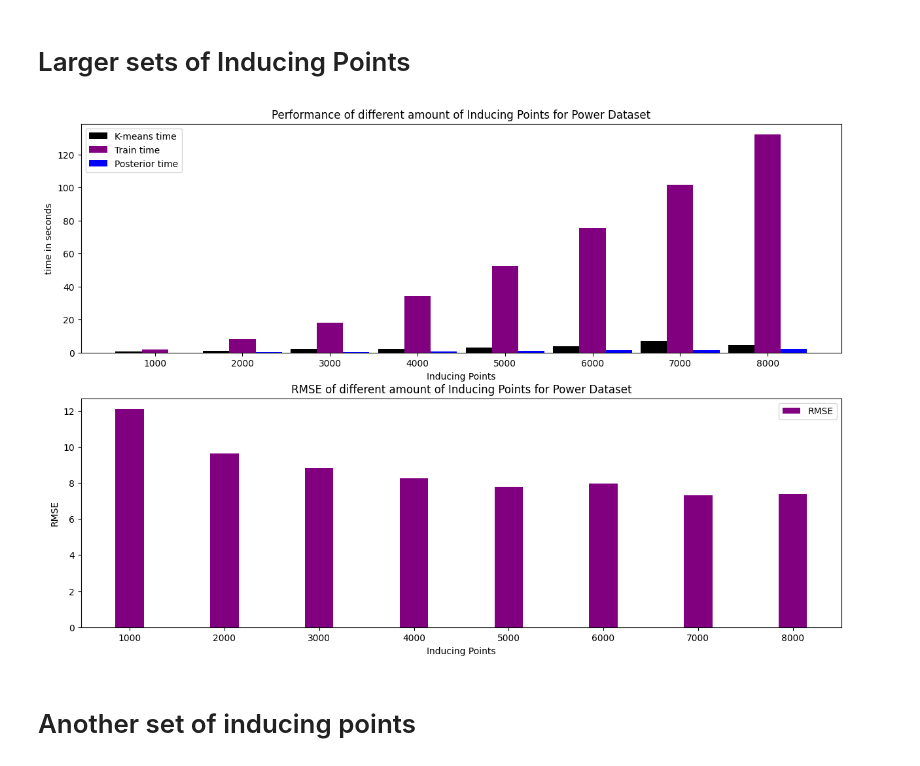
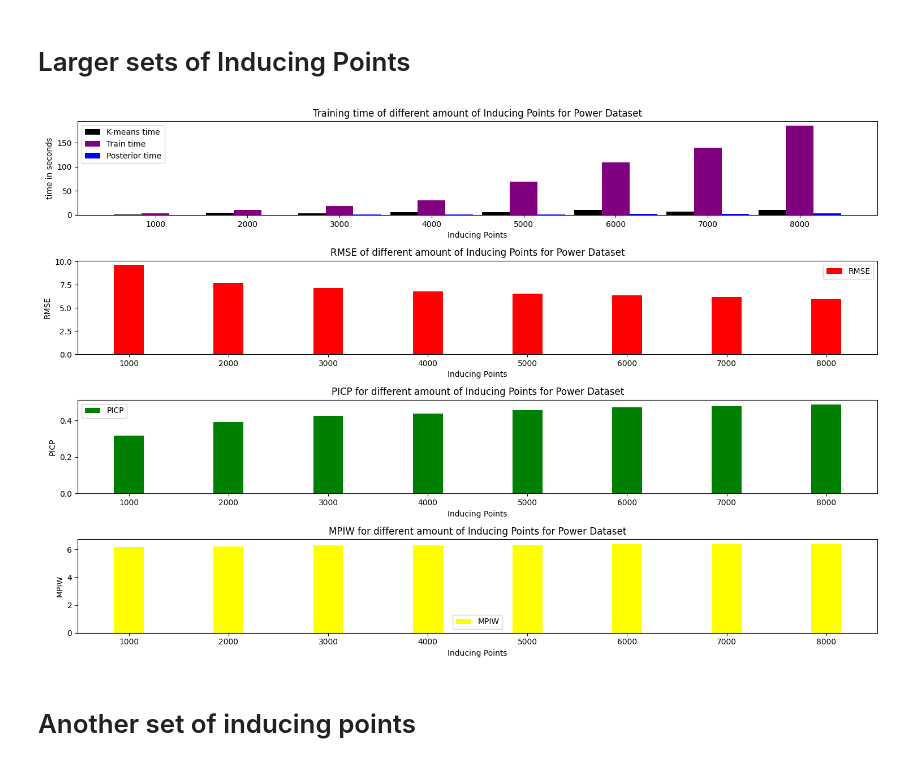
Before and after one commit to Sabelz/Gaussian_Processes_Inducing_Points, a Jupyter notebook: GPs/GPPowerPlant.ipynb, the cells around one changed output. Cells and saved outputs as stored; diff of their text form; code cells hidden in the pictures.

```diff
--- a/GPs/GPPowerPlant.ipynb
+++ b/GPs/GPPowerPlant.ipynb
@@ -188,7 +214,7 @@ import os
 def train(model, xTrain, yTrain): # Train the model on training data: xTrain, yTrain
 
   smoke_test = ('CI' in os.environ)
-  training_iter = 2 if smoke_test else 30
+  training_iter = 2 if smoke_test else 50
 
 
   # Find optimal model hyperparameters
@@ -238,8 +264,9 @@ model.likelihood.eval()
 
 # Make predictions by feeding model through likelihood
 with torch.no_grad(), gpytorch.settings.fast_pred_var(): # https://arxiv.org/abs/1803.06058
-    observed_pred = model.likelihood(f_preds)# gives us the posterior predictive distribution p(y* | x*, X, y) which is the probability distribution over the predicted output value
-    prediction_means = observed_pred.mean.numpy()
+    observed_pred = model.likelihood(posterior_distribution) # gives us the posterior predictive distribution p(y* | x*, X, y) which is the probability distribution over the predicted output value
+    prediction_means = observed_pred.mean
+    prediction_variances = observed_pred.variance
 # %% [markdown]
 # Compute Root Mean Square Error (RMSE)
 # %%
@@ -460,7 +465,7 @@ def severalInducingPointsKmeans(listOfPoints):
 # %% [markdown]
 # Plot Function
 # %%
-def bar_plot_func(x, K_means_times, train_times, posterior_times, RMSE_list, width):
+def bar_plot_func(x, K_means_times, train_times, posterior_times, RMSE_list, width, PICP_list, MPIW_list):
   # PLOT
 
   indices = np.array(x)
@@ -468,7 +473,7 @@ def bar_plot_func(x, K_means_times, train_times, posterior_times, RMSE_list, wid
   # Width of a bar
   width = width
 
-  fig, axs = plt.subplots(2, 1, figsize=(15, 10))  # Create a figure and a 1x2 subplot
+  fig, axs = plt.subplots(4, 1, figsize=(15, 10))  # Create a figure and a 1x2 subplot
 
   # First subplot
   axs[0].bar(indices - width, K_means_times, width, label='K-means time', color = "black")
@@ -478,13 +483,13 @@ def bar_plot_func(x, K_means_times, train_times, posterior_times, RMSE_list, wid
   # Adding labels
   axs[0].set_xlabel('Inducing Points')
   axs[0].set_ylabel('time in seconds')
-  axs[0].set_title('Performance of different amount of Inducing Points for Power Dataset')
+  axs[0].set_title('Training time of different amount of Inducing Points for Power Dataset')
 
   # Adding legend
   axs[0].legend()
 
   # Second subplot
-  axs[1].bar(indices, RMSE_list, width, label='RMSE', color = "purple")
+  axs[1].bar(indices, RMSE_list, width, label='RMSE', color = "red")
 
   # Adding labels
   axs[1].set_xlabel('Inducing Points')
@@ -494,6 +499,23 @@ def bar_plot_func(x, K_means_times, train_times, posterior_times, RMSE_list, wid
   # Adding legend
   axs[1].legend()
 
+  # Third subplot
+  axs[2].bar(indices, PICP_list, label='PICP', width = width, color = "green")
+  axs[2].set_xlabel('Inducing Points')
+  axs[2].set_ylabel('PICP')
+  axs[2].set_title('PICP for different amount of Inducing Points for Power Dataset')
+  axs[2].legend()
+
+  # Fourth subplot
+  axs[3].bar(indices, MPIW_list, label='MPIW', width = width, color = "yellow")
+  axs[3].set_xlabel('Inducing Points')
+  axs[3].set_ylabel('MPIW')
+  axs[3].set_title('MPIW for different amount of Inducing Points for Power Dataset')
+  axs[3].legend()
+
+  # Adjust spacing between subplots
+  plt.tight_layout()
+
   # Function to show the plot
   plt.show()
 # %%
@@ -508,11 +530,11 @@ bar_plot_func(input1, K_means_times1, train_times1, posterior_times1, RMSE_list1
 # %%
 # Get Values
 input2 = [1000, 2000, 3000, 4000, 5000, 6000, 7000, 8000]
-RMSE_list2, K_means_times2, train_times2, posterior_times2 = severalInducingPointsKmeans(input2)
+RMSE_list2, K_means_times2, train_times2, posterior_times2, PICP_list2, MPIW_list2 = severalInducingPointsKmeans(input2, xTrain_standardized, yTrain, xTest_standardized, yTest)
 # %%
-bar_plot_func(input2, K_means_times2, train_times2, posterior_times2, RMSE_list2, 300)
+bar_plot_func(input2, K_means_times2, train_times2, posterior_times2, RMSE_list2, 300, PICP_list2, MPIW_list2)
 # %% [output]
-[figure, old version]
+[figure, new version]
 # %% [markdown]
 # Another set of inducing points
 # %%
```
Also changed, not shown: parts of 25 cells of this notebook.
